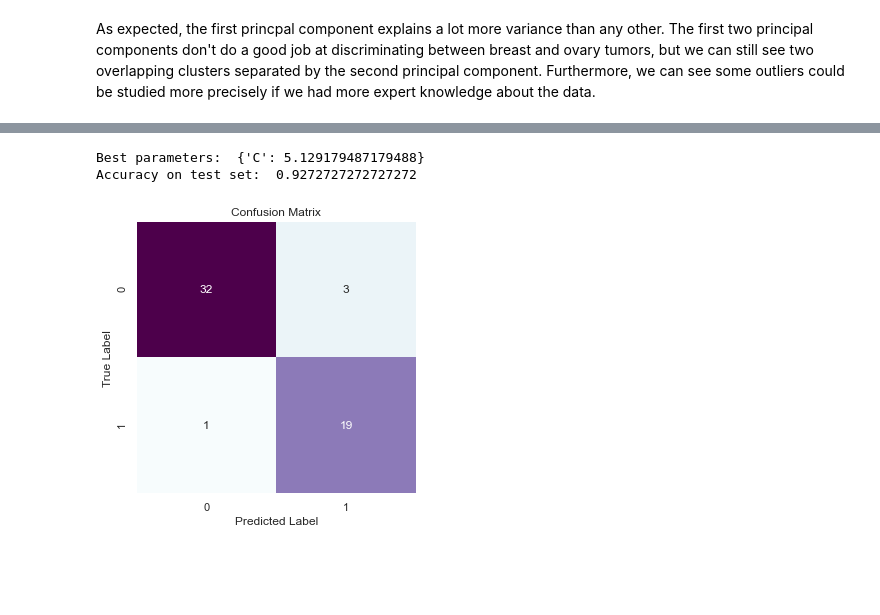
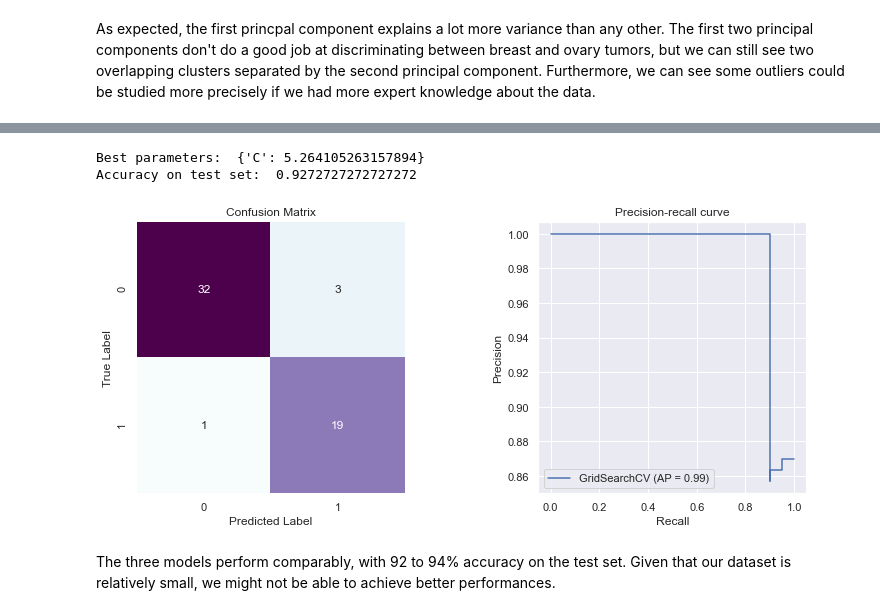
Before and after one commit to sdiebolt/ML-mines-mini-project, a Jupyter notebook: BreastVsOvarianCancer.ipynb, the cells around one changed output, grey strips where cells are left out. Cells and saved outputs as stored; diff of their text form; code cells hidden in the pictures; blank space fills up the shorter version.

```diff
--- a/BreastVsOvarianCancer.ipynb
+++ b/BreastVsOvarianCancer.ipynb
@@ -129,23 +150,14 @@ We are interested in building a classifier of tumors. After some preliminary tes
 # %%
-# Parameter grid for Random Forests grid-search.
-param_grid = {'n_estimators': [50, 100, 200, 300, 500, 800, 1200],
-              'max_depth': [5, 8, 15, 25, 30],
-              'min_samples_split': [2, 5, 10, 15, 100],
+# Parameter grid for random forests grid-search.
+param_grid = {'n_estimators': [50, 100, 200, 300, 500],
+              'max_depth': [5, 8, 15, 30],
+              'min_samples_split': [2, 10, 50, 100],
               'min_samples_leaf': [1, 2, 5, 10]}
 
-# Perform grid-search with 5-fold CV.
-rdf = GridSearchCV(estimator=RandomForestClassifier(random_state=RANDOM_STATE),
-                   param_grid=param_grid,
-                   n_jobs=-1, verbose=2)
-rdf.fit(X_train,y_train)
-
-clear_output()
-
-print('Best parameters: ', rdf.best_params_)
-score = rdf.score(X_test, y_test)
-print("Accuracy on test set: ", score)
-
-PlotConfusionMatrix(y_test, rdf.predict(X_test))
+GridSearch2Results(
+    RandomForestClassifier(random_state=RANDOM_STATE),
+    param_grid, X_train, X_test, y_train, y_test
+)
 # %% [output]
 Best parameters:  {'max_depth': 5, 'min_samples_leaf': 2, 'min_samples_split': 100, 'n_estimators': 300}
 Accuracy on test set:  0.9454545454545454
@@ -179,22 +181,14 @@ Accuracy on test set:  0.9454545454545454
 # %%
-# Parameter grid for AdaBoost grid-search.
-param_grid = {'C': np.linspace(0.001, 100, 40)}
+# Parameter grid for logistic regression grid-search.
+param_grid = {'C': np.linspace(1e-3, 1e2, 20)}
 
-lreg = GridSearchCV(
-    estimator=LogisticRegression(random_state=RANDOM_STATE, max_iter=200),
-    param_grid=param_grid,
-    n_jobs=-1, verbose=2
+GridSearch2Results(
+    LogisticRegression(random_state=RANDOM_STATE, max_iter=200),
+    param_grid, X_train, X_test, y_train, y_test
 )
-lreg = lreg.fit(X_train, y_train)
-
-clear_output()
-
-print('Best parameters: ', lreg.best_params_)
-score = lreg.score(X_test, y_test)
-print("Accuracy on test set: ", score)
-
-PlotConfusionMatrix(y_test, lreg.predict(X_test))
 # %% [output]
-Best parameters:  {'C': 5.129179487179488}
+Best parameters:  {'C': 5.264105263157894}
 Accuracy on test set:  0.9272727272727272
-[figure, old version]
+[figure, new version]
+# %% [markdown]
+The three models perform comparably, with 92 to 94% accuracy on the test set. Given that our dataset is relatively small, we might not be able to achieve better performances.
```
Also changed, not shown: parts of 7 cells of this notebook.
